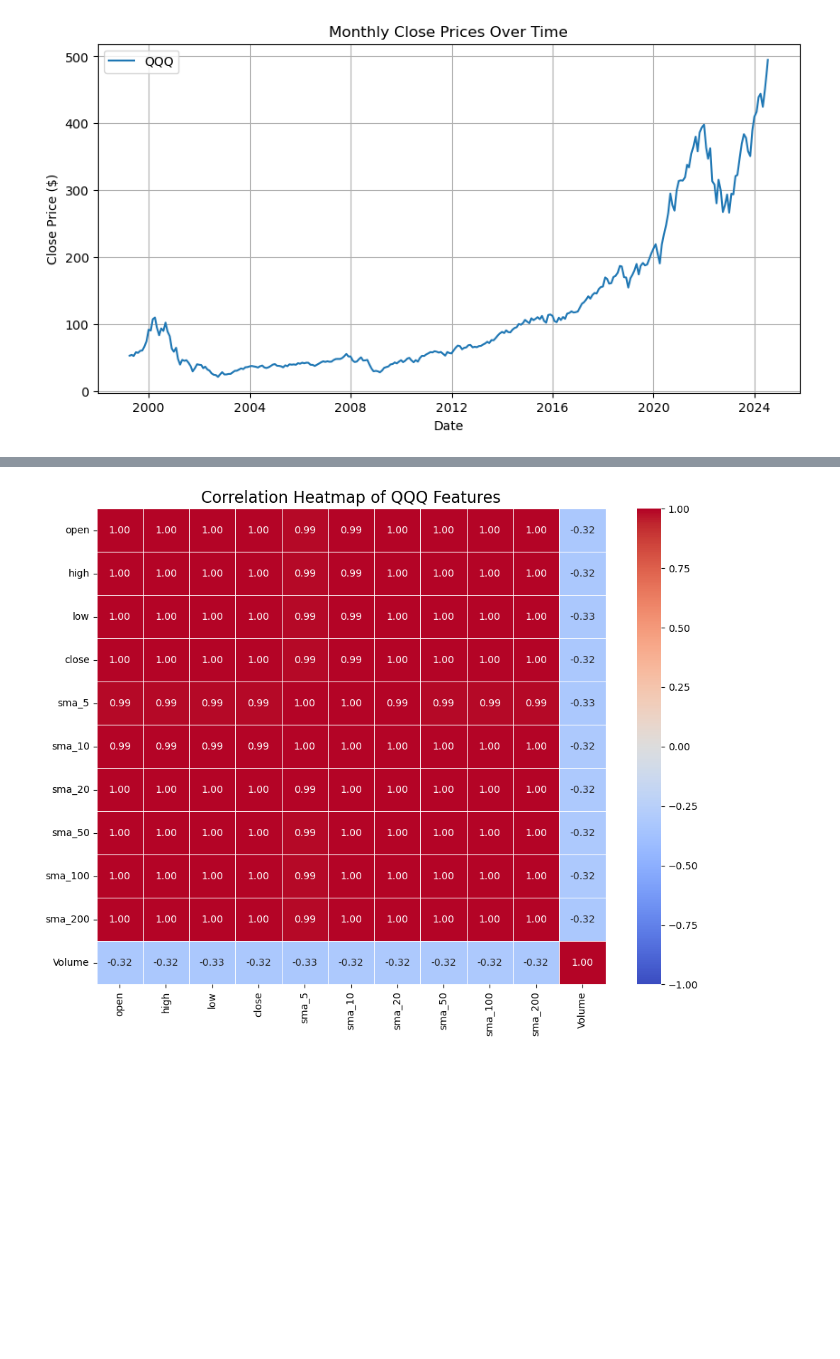
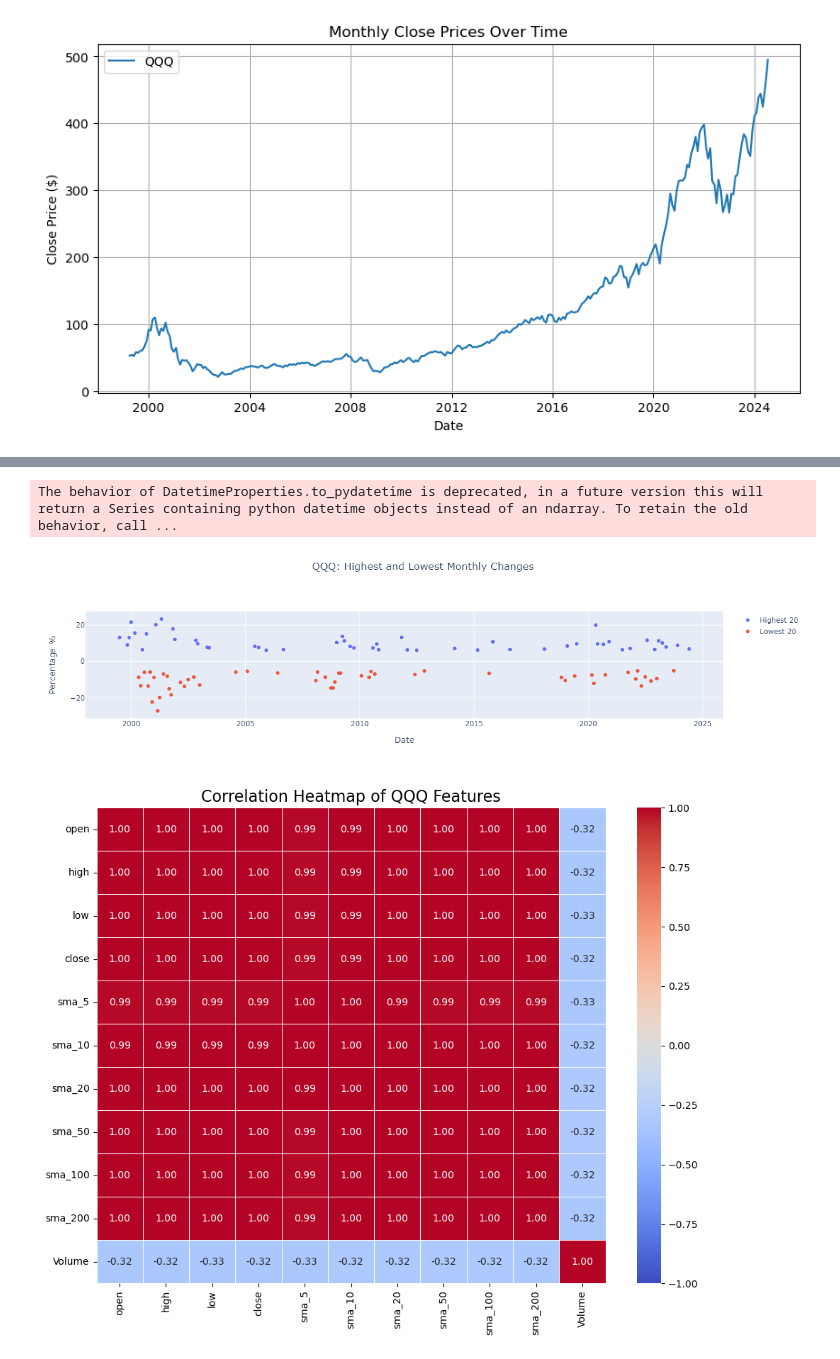
Before and after one commit to GuhGonk/stock_price, a Jupyter notebook: stocks_1D_sma.ipynb, the cells around one changed output, grey strips where cells are left out. Drawn from its saved outputs; the diff is of its cells as text; code cells hidden in the pictures; blank space fills up the shorter version.

```diff
--- a/stocks_1D_sma.ipynb
+++ b/stocks_1D_sma.ipynb
@@ -163,3 +199,29 @@ Freq: ME, Name: close, Length: 305, dtype: float64
+# %%
+qqq_MC_low = qqq_MC.sort_values('monthly_%change', ascending = True).head(50)
+qqq_MC_high = qqq_MC.sort_values('monthly_%change', ascending = True).tail(50)
+
+fig = go.Figure()
+fig.add_trace(go.Scatter(x = qqq_MC_low.time, y = qqq_MC_low['monthly_%change'], mode = 'markers', name = 'Lowest 20'))
+fig.add_trace(go.Scatter(x = qqq_MC_high.time, y = qqq_MC_high['monthly_%change'], mode = 'markers', name = 'Highest 20'))
+
+fig.update_layout(
+    title = {'text': 'QQQ: Highest and Lowest Monthly Changes',
+             'y': 0.95,
+             'x': 0.5
+            },
+    xaxis_title = 'Date',
+    yaxis_title = 'Percentage %'
+)
+
+fig.show()
+
+# Observations
+    # Majority of values (both high and low) in the 2000-2002 range from the dotcom bubble -> indicates high volatility
+    # Next cluster is during the 2008 Financial Crisis
+    # Most recent cluster of both high and low extremes was during COVID, specifically in the 2022-2023 period
+# %% [output]
+The behavior of DatetimeProperties.to_pydatetime is deprecated, in a future version this will return a Series containing python datetime objects instead of an ndarray. To retain the old behavior, call ...
+[figure, added]
 # %%
 qqq_corr = qqq.drop(columns = ['time']).corr()
 
```
Also changed, not shown: parts of 19 cells of this notebook.
